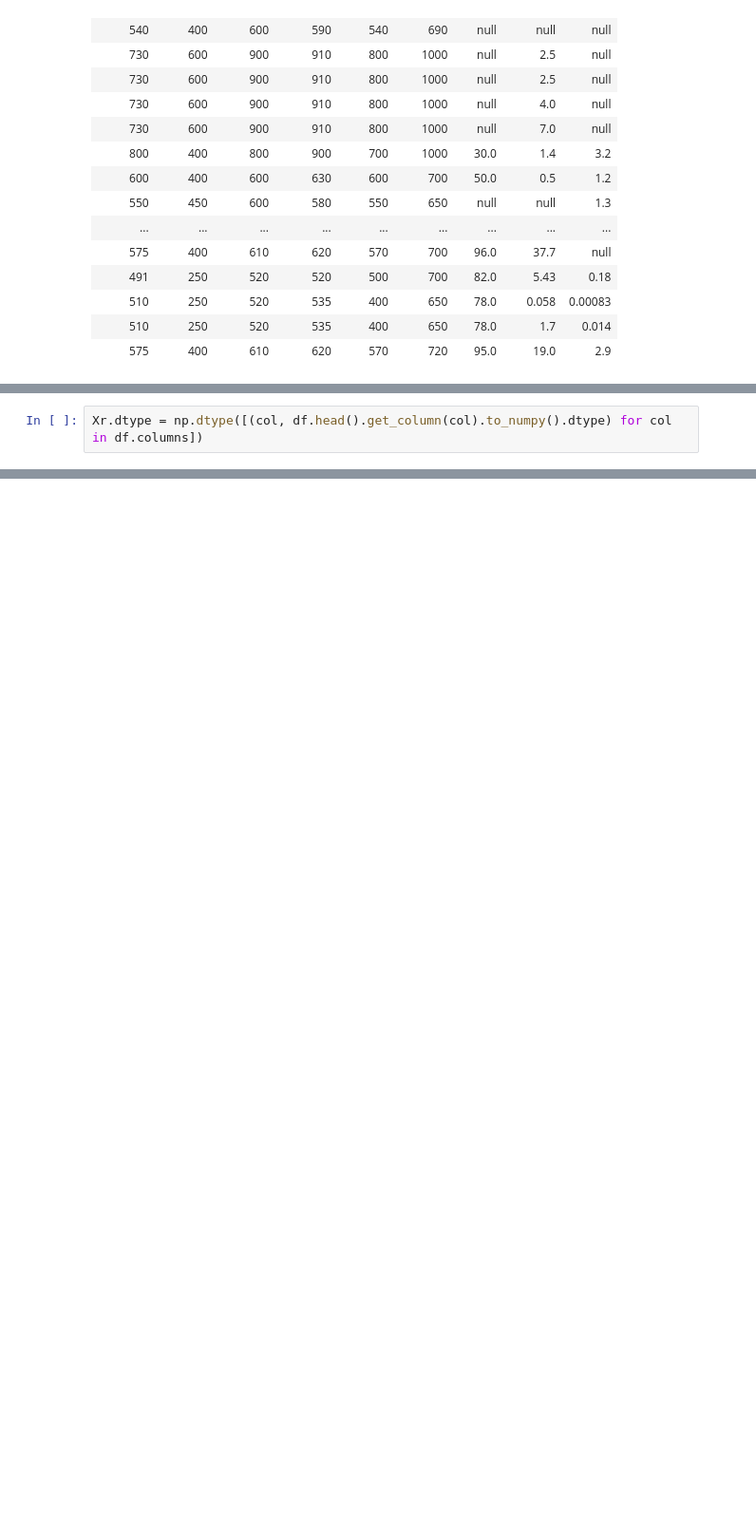
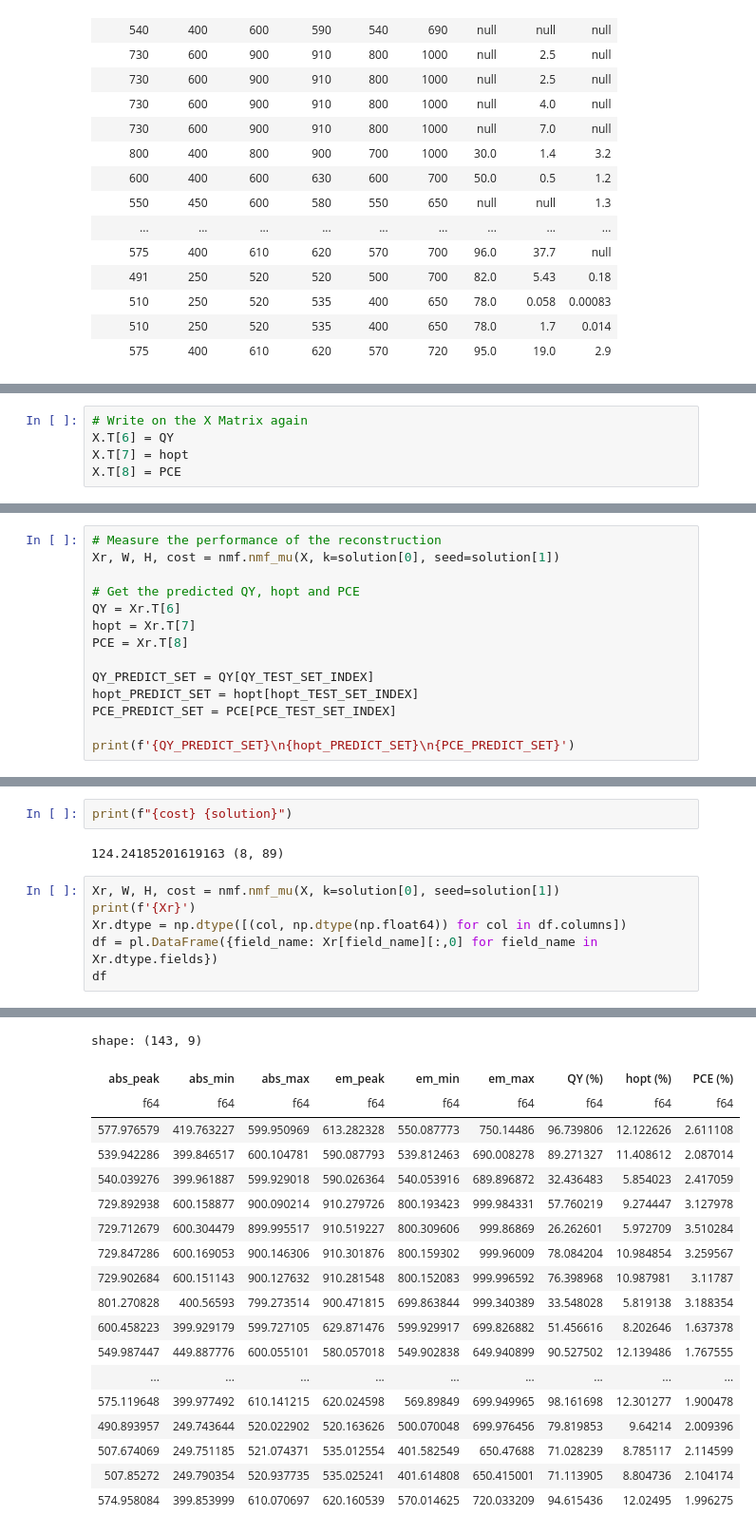
Before and after one commit to mariolpantunes/sunlight-harvesting-energy-conversion, a Jupyter notebook: main.ipynb, the cells around one changed output, grey strips where cells are left out. Shown: that part at 95% size. Drawn from its saved outputs; the diff is of its cells as text; blank space fills up the shorter version.

```diff
--- a/main.ipynb
+++ b/main.ipynb
@@ -173 +153,6 @@ array([[6.20e+02, 5.40e+02, 9.80e+01, 9.70e+01, 1.88e+01, 0.00e+00],
+# %%
+# Write on the X Matrix again
+X.T[6] = QY
+X.T[7] = hopt
+X.T[8] = PCE
 # %%
@@ -178,0 +177,14 @@ print(cost)
+# %%
+# Measure the performance of the reconstruction
+Xr, W, H, cost = nmf.nmf_mu(X, k=solution[0], seed=solution[1])
+
+# Get the predicted QY, hopt and PCE
+QY = Xr.T[6]
+hopt = Xr.T[7]
+PCE = Xr.T[8]
+
+QY_PREDICT_SET = QY[QY_TEST_SET_INDEX]
+hopt_PREDICT_SET = hopt[hopt_TEST_SET_INDEX]
+PCE_PREDICT_SET = PCE[PCE_TEST_SET_INDEX]
+
+print(f'{QY_PREDICT_SET}\n{hopt_PREDICT_SET}\n{PCE_PREDICT_SET}')
@@ -179,2 +238,11 @@ print(cost)
+# %%
+print(f"{cost} {solution}")
+# %% [output]
+124.24185201619163 (8, 89)
 # %%
-Xr.dtype = np.dtype([(col, df.head().get_column(col).to_numpy().dtype) for col in df.columns])
+Xr, W, H, cost = nmf.nmf_mu(X, k=solution[0], seed=solution[1])
+print(f'{Xr}')
+Xr.dtype = np.dtype([(col, np.dtype(np.float64)) for col in df.columns])
+df = pl.DataFrame({field_name: Xr[field_name][:,0] for field_name in Xr.dtype.fields})
+df
+# %% [output]
@@ -180,0 +262,19 @@ Xr.dtype = np.dtype([(col, df.head().get_column(col).to_numpy().dtype) for col i
+shape: (143, 9)
+| abs_peak | abs_min | abs_max | em_peak | em_min | em_max | QY (%) | hopt (%) | PCE (%) |
+| f64 | f64 | f64 | f64 | f64 | f64 | f64 | f64 | f64 |
+| 577.976579 | 419.763227 | 599.950969 | 613.282328 | 550.087773 | 750.14486 | 96.739806 | 12.122626 | 2.611108 |
+| 539.942286 | 399.846517 | 600.104781 | 590.087793 | 539.812463 | 690.008278 | 89.271327 | 11.408612 | 2.087014 |
+| 540.039276 | 399.961887 | 599.929018 | 590.026364 | 540.053916 | 689.896872 | 32.436483 | 5.854023 | 2.417059 |
+| 729.892938 | 600.158877 | 900.090214 | 910.279726 | 800.193423 | 999.984331 | 57.760219 | 9.274447 | 3.127978 |
+| 729.712679 | 600.304479 | 899.995517 | 910.519227 | 800.309606 | 999.86869 | 26.262601 | 5.972709 | 3.510284 |
+| 729.847286 | 600.169053 | 900.146306 | 910.301876 | 800.159302 | 999.96009 | 78.084204 | 10.984854 | 3.259567 |
+| 729.902684 | 600.151143 | 900.127632 | 910.281548 | 800.152083 | 999.996592 | 76.398968 | 10.987981 | 3.11787 |
+| 801.270828 | 400.56593 | 799.273514 | 900.471815 | 699.863844 | 999.340389 | 33.548028 | 5.819138 | 3.188354 |
+| 600.458223 | 399.929179 | 599.727105 | 629.871476 | 599.929917 | 699.826882 | 51.456616 | 8.202646 | 1.637378 |
+| 549.987447 | 449.887776 | 600.055101 | 580.057018 | 549.902838 | 649.940899 | 90.527502 | 12.139486 | 1.767555 |
+| ... | ... | ... | ... | ... | ... | ... | ... | ... |
+| 575.119648 | 399.977492 | 610.141215 | 620.024598 | 569.89849 | 699.949965 | 98.161698 | 12.301277 | 1.900478 |
+| 490.893957 | 249.743644 | 520.022902 | 520.163626 | 500.070048 | 699.976456 | 79.819853 | 9.64214 | 2.009396 |
+| 507.674069 | 249.751185 | 521.074371 | 535.012554 | 401.582549 | 650.47688 | 71.028239 | 8.785117 | 2.114599 |
+| 507.85272 | 249.790354 | 520.937735 | 535.025241 | 401.614808 | 650.415001 | 71.113905 | 8.804736 | 2.104174 |
+| 574.958084 | 399.853999 | 610.070697 | 620.160539 | 570.014625 | 720.033209 | 94.615436 | 12.02495 | 1.996275 |
```
Also changed, not shown: parts of 21 cells of this notebook, 1 other file.
